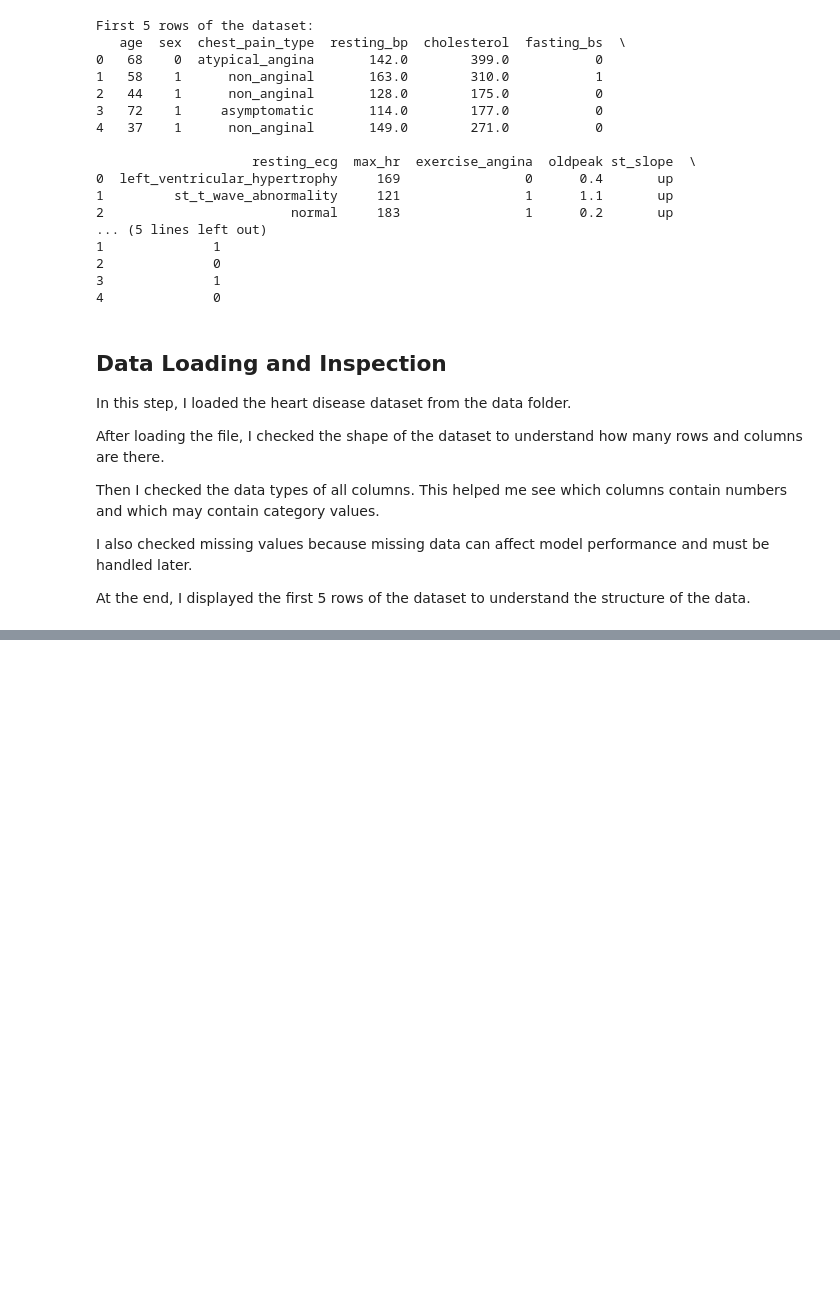
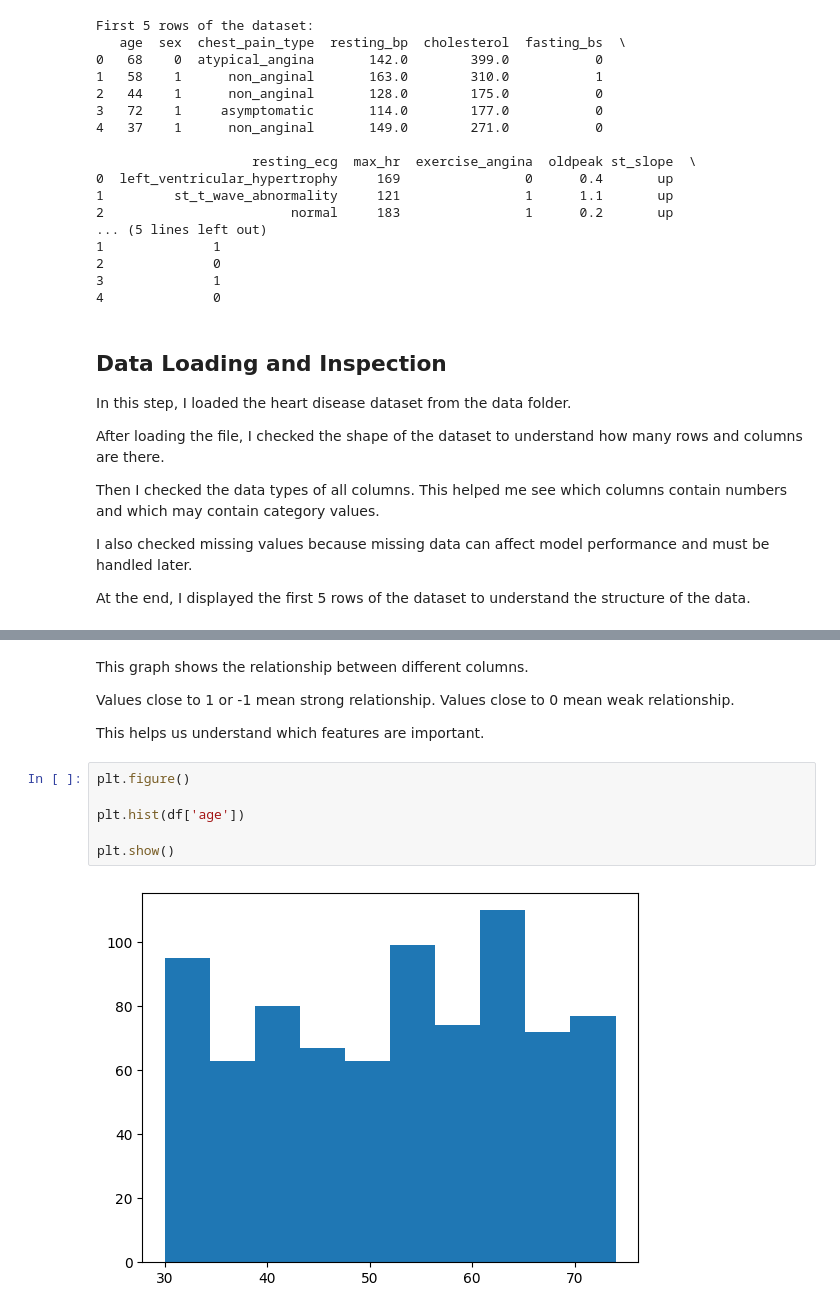
Before and after one commit to dppanchal889/ml-assessment-Dipika-panchal, a Jupyter notebook: part_a/q1_supervised.ipynb, the cells around one changed output, grey strips where cells are left out. Saved outputs shown, nothing was run; the diff lists cells and outputs as text; blank space fills up the shorter version.

```diff
--- a/part_a/q1_supervised.ipynb
+++ b/part_a/q1_supervised.ipynb
@@ -105,0 +137,15 @@ At the end, I displayed the first 5 rows of the dataset to understand the struct
+# %% [markdown]
+This graph shows the relationship between different columns.
+
+Values close to 1 or -1 mean strong relationship.
+Values close to 0 mean weak relationship.
+
+This helps us understand which features are important.
+# %%
+plt.figure()
+
+plt.hist(df['age'])
+
+plt.show()
+# %% [output]
+[figure, added]
```
Also changed, not shown: parts of 10 cells of this notebook.
